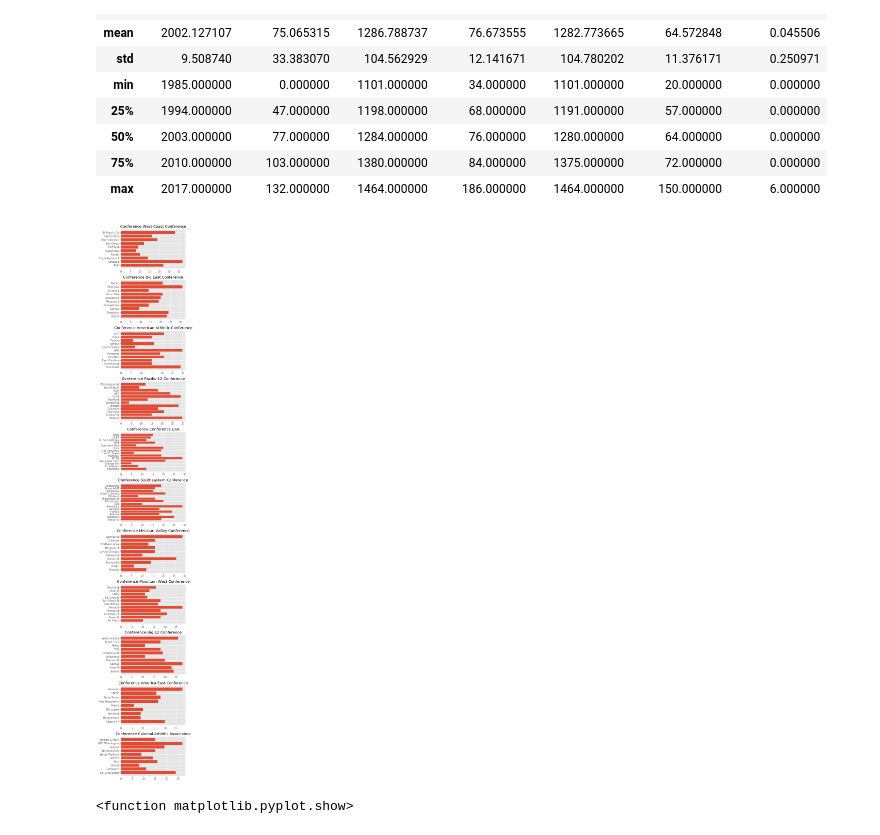
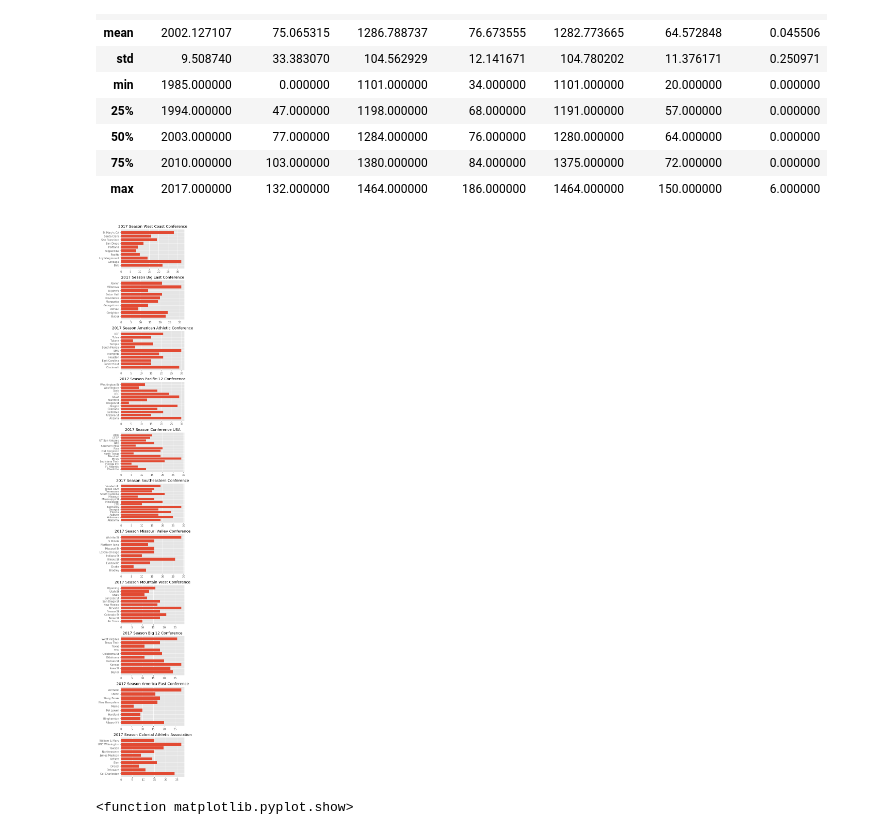
Before and after one commit to ssharif6/NCAA-March-Maddness, a Jupyter notebook: Final Resource.ipynb, the cells around one changed output. Cells and saved outputs as stored; diff of their text form; code cells hidden in the pictures.

```diff
--- a/Final Resource.ipynb
+++ b/Final Resource.ipynb
@@ -130,35 +130,35 @@ wins_df = pd.merge(winsDF,teams,on='TeamID')
 wins_df = pd.merge(wins_df, teamConf, on='TeamID')
 wins_df = pd.merge(wins_df, conf, on = 'ConfAbbrev')
 
 del wins_df['TeamID']
 del wins_df['FirstD1Season']
 del wins_df['LastD1Season']
 del wins_df['ConfAbbrev']
 
 wins_df = wins_df.loc[wins_df['Season'] == 2017]
 wins_df= wins_df.sort_values(by=['Wins'], ascending = False)
 
 wins_df.rename(columns={'Description':'Conference Name'}, inplace=True)
 
 
 conferences = wins_df['Conference Name'].unique()
 fig, axes = plt.subplots(ncols=1, nrows=11, figsize=(5,30))
 for i, ax in enumerate(axes.flat):
     conf_data = wins_df.loc[wins_df['Conference Name'] == conferences[i]].dropna()
     ax.barh(conf_data['TeamName'], conf_data['Wins'])
-    ax.set_title("Conference " + conferences[i])
+    ax.set_title("2017 Season " + conferences[i])
 plt.tight_layout(pad=0.4, w_pad=0.5, h_pad=1.0)
 plt.show()
 
 #print(wins_df)
 
 
 # for conference in wins_df.Description.unique:
 #      wins_df.loc[wins_df['Description'] == conference]
 
 # plt.barh(wins_df['TeamName'], wins_df['Wins'])
 # %% [output]
-[figure, old version]
+[figure, new version]
 # %%
 # Copy the original data
 seed_count = tSeeds.copy(deep=True)
```
Also changed, not shown: parts of 1 cell of this notebook.
